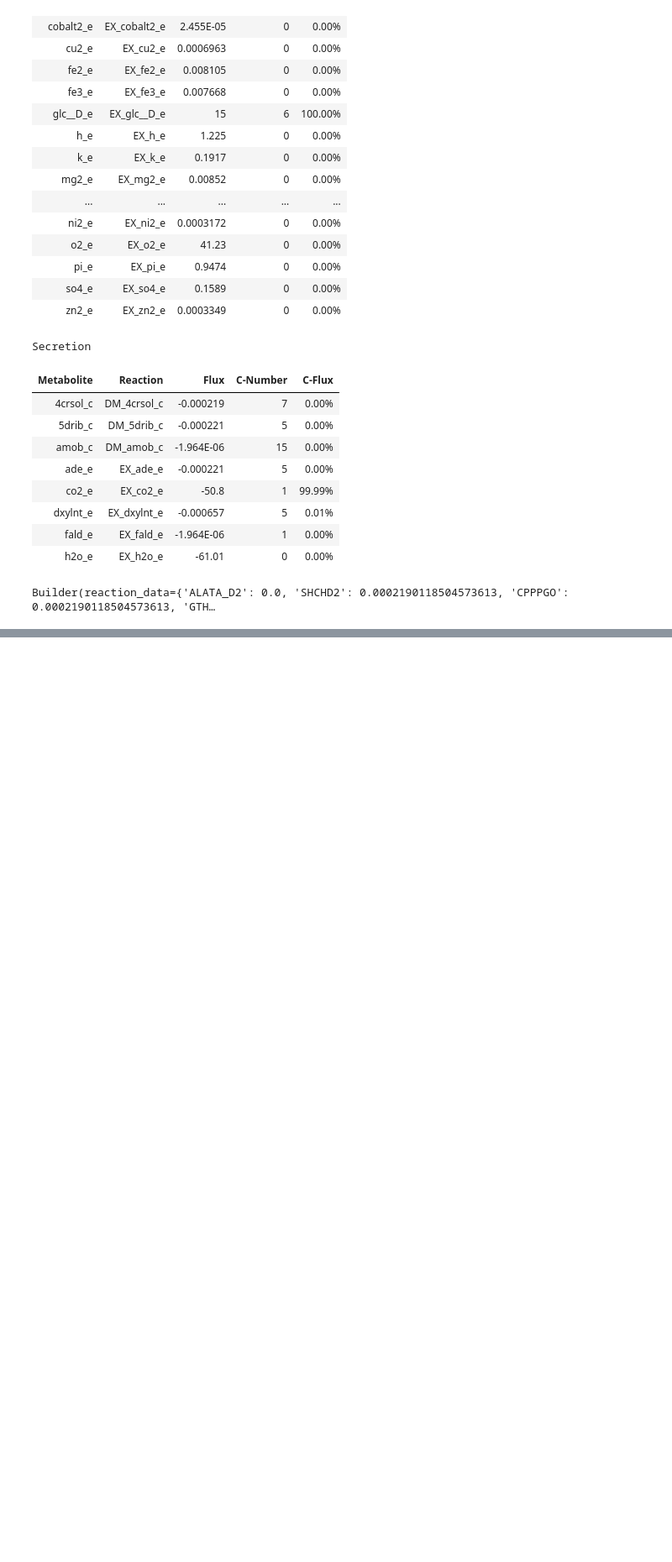
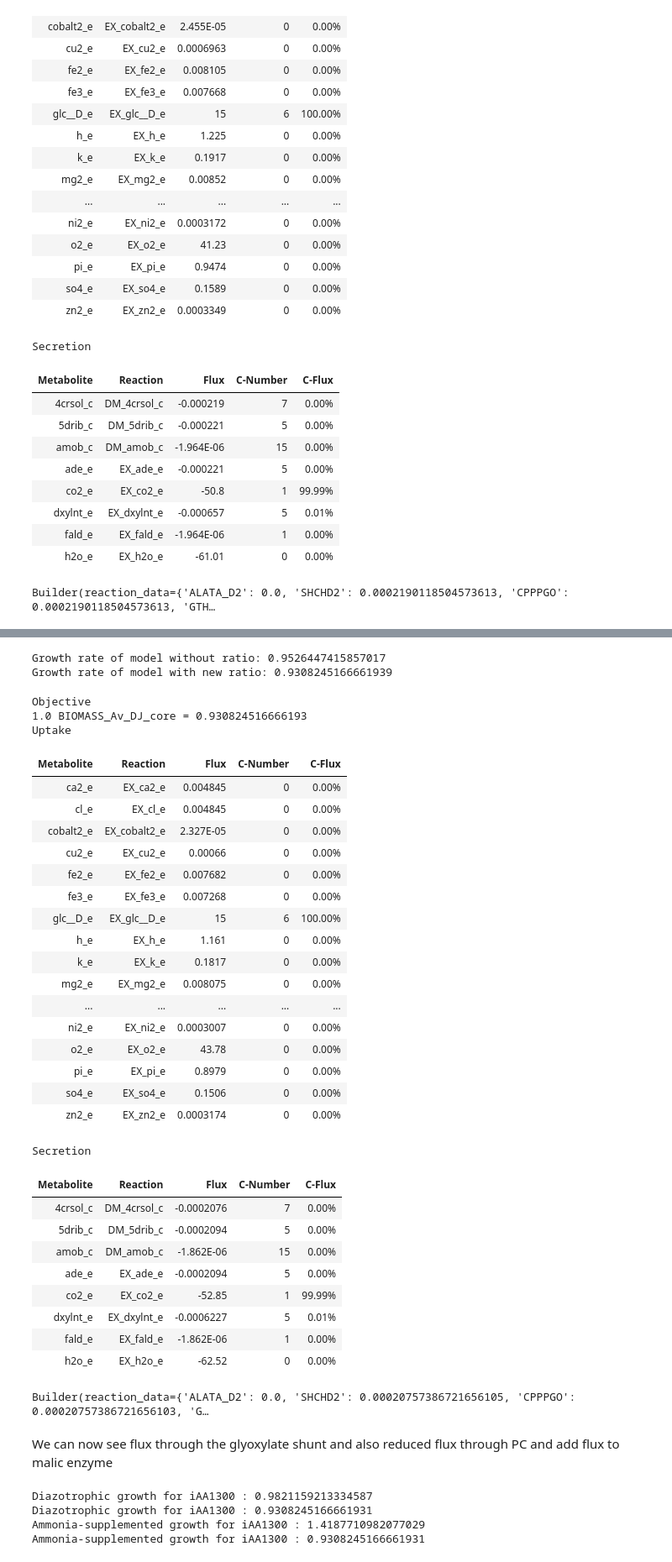
Before and after one commit to alexander-alleman/Azotobactervinelandii_metabolicmodel, a Jupyter notebook: Notebooks/Physiological Constraints.ipynb, the cells around one changed output, grey strips where cells are left out. Shown at 84% size. Drawn from its saved outputs; the diff is of its cells as text; code cells hidden in the pictures; blank space fills up the shorter version.

```diff
--- a/Notebooks/Physiological Constraints.ipynb
+++ b/Notebooks/Physiological Constraints.ipynb
@@ -308,0 +333,46 @@ Name: fluxes, Length: 2289, dtype: float64
+# %%
+model_ICDHyr_ICL = ratioReaction(model_EDD_GND, "ICDHyr", "ICL", 3, 2)
+model_ICDHyr_ICL.summary()
+# %% [output]
+Growth rate of model without ratio: 0.9526447415857017
+Growth rate of model with new ratio: 0.9308245166661939
+Objective
+1.0 BIOMASS_Av_DJ_core = 0.930824516666193
+Uptake
+| Metabolite | Reaction | Flux | C-Number | C-Flux |
+| ca2_e | EX_ca2_e | 0.004845 | 0 | 0.00% |
+| cl_e | EX_cl_e | 0.004845 | 0 | 0.00% |
+| cobalt2_e | EX_cobalt2_e | 2.327E-05 | 0 | 0.00% |
+| cu2_e | EX_cu2_e | 0.00066 | 0 | 0.00% |
+| fe2_e | EX_fe2_e | 0.007682 | 0 | 0.00% |
+| fe3_e | EX_fe3_e | 0.007268 | 0 | 0.00% |
+| glc__D_e | EX_glc__D_e | 15 | 6 | 100.00% |
+| h_e | EX_h_e | 1.161 | 0 | 0.00% |
+| k_e | EX_k_e | 0.1817 | 0 | 0.00% |
+| mg2_e | EX_mg2_e | 0.008075 | 0 | 0.00% |
+| ... | ... | ... | ... | ... |
+| ni2_e | EX_ni2_e | 0.0003007 | 0 | 0.00% |
+| o2_e | EX_o2_e | 43.78 | 0 | 0.00% |
+| pi_e | EX_pi_e | 0.8979 | 0 | 0.00% |
+| so4_e | EX_so4_e | 0.1506 | 0 | 0.00% |
+| zn2_e | EX_zn2_e | 0.0003174 | 0 | 0.00% |
+Secretion
+| Metabolite | Reaction | Flux | C-Number | C-Flux |
+| 4crsol_c | DM_4crsol_c | -0.0002076 | 7 | 0.00% |
+| 5drib_c | DM_5drib_c | -0.0002094 | 5 | 0.00% |
+| amob_c | DM_amob_c | -1.862E-06 | 15 | 0.00% |
+| ade_e | EX_ade_e | -0.0002094 | 5 | 0.00% |
+| co2_e | EX_co2_e | -52.85 | 1 | 99.99% |
+| dxylnt_e | EX_dxylnt_e | -0.0006227 | 5 | 0.01% |
+| fald_e | EX_fald_e | -1.862E-06 | 1 | 0.00% |
+| h2o_e | EX_h2o_e | -62.52 | 0 | 0.00% |
+# %%
+
+Builder(model_json = "../Data/Models/iAA1300.json",
+                 map_json = '../Data/Escher/Maps/central_metabolism.json',
+                  reaction_data = model_ICDHyr_ICL.optimize().fluxes
+                      )
+# %% [output]
+Builder(reaction_data={'ALATA_D2': 0.0, 'SHCHD2': 0.00020757386721656105, 'CPPPGO': 0.00020757386721656103, 'G…
+# %% [markdown]
+We can now see flux through the glyoxylate shunt and also reduced flux through PC and add flux to malic enzyme
@@ -308,0 +383,24 @@ Name: fluxes, Length: 2289, dtype: float64
+# %%
+models = [model, model_ICDHyr_ICL ]
+
+for i in models:
+    model.reactions.get_by_id("EX_glc__D_e").lower_bound = -15
+    model.reactions.get_by_id("EX_glc__D_e").upper_bound = -15
+
+
+    model.reactions.get_by_id("EX_nh4_e").lower_bound = 0
+    model.reactions.get_by_id("EX_nh4_e").upper_bound = 0
+
+    print("Diazotrophic growth for {} : {}".format(i, i.optimize().objective_value))
+
+for i in models:
+
+    model.reactions.get_by_id("EX_nh4_e").lower_bound = -1000
+    model.reactions.get_by_id("EX_nh4_e").upper_bound = 0
+
+    print("Ammonia-supplemented growth for {} : {}".format(i, i.optimize().objective_value))
+# %% [output]
+Diazotrophic growth for iAA1300 : 0.9821159213334587
+Diazotrophic growth for iAA1300 : 0.9308245166661931
+Ammonia-supplemented growth for iAA1300 : 1.4187710982077029
+Ammonia-supplemented growth for iAA1300 : 0.9308245166661931
```
Also changed, not shown: parts of 14 cells of this notebook, 6 other files.
